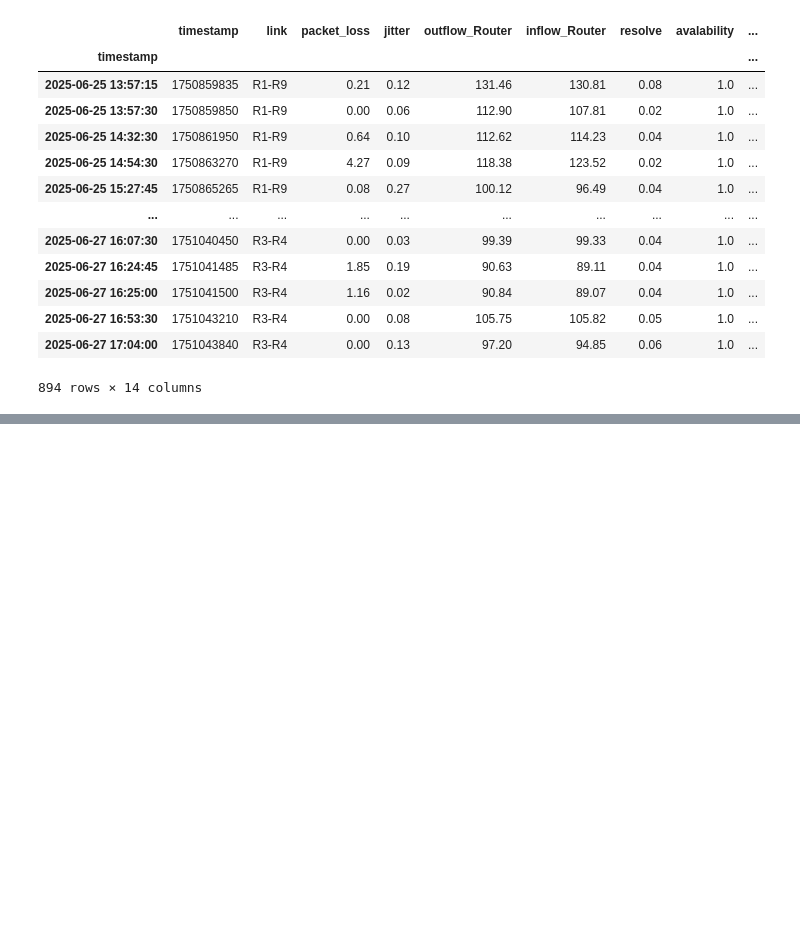
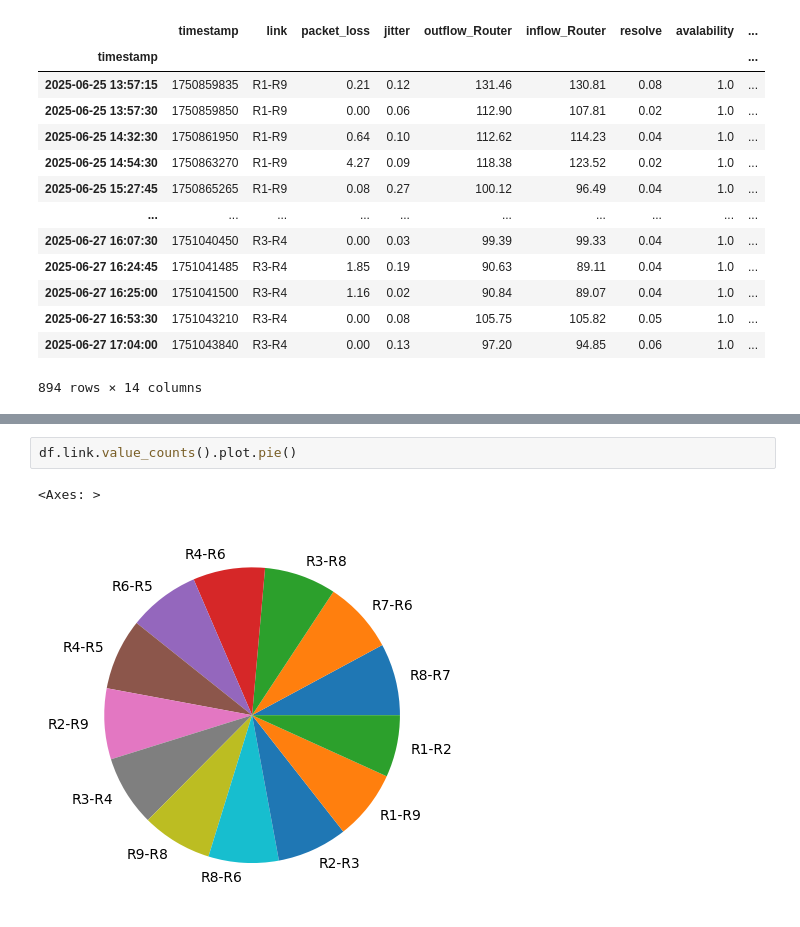
Before and after one commit to aioskill/genai2026, a Jupyter notebook: notebooks/demos20261026/QoS.ipynb, the cells around one changed output, grey strips where cells are left out. Cells and saved outputs as stored; diff of their text form; blank space fills up the shorter version.

```diff
--- a/notebooks/demos20261026/QoS.ipynb
+++ b/notebooks/demos20261026/QoS.ipynb
@@ -338,0 +362,5 @@ df[df.inflow_anom | df.outflow_anom]
+# %%
+df.link.value_counts().plot.pie()
+# %% [output]
+<Axes: >
+[figure, added]
```
Also changed, not shown: parts of 8 cells of this notebook.
